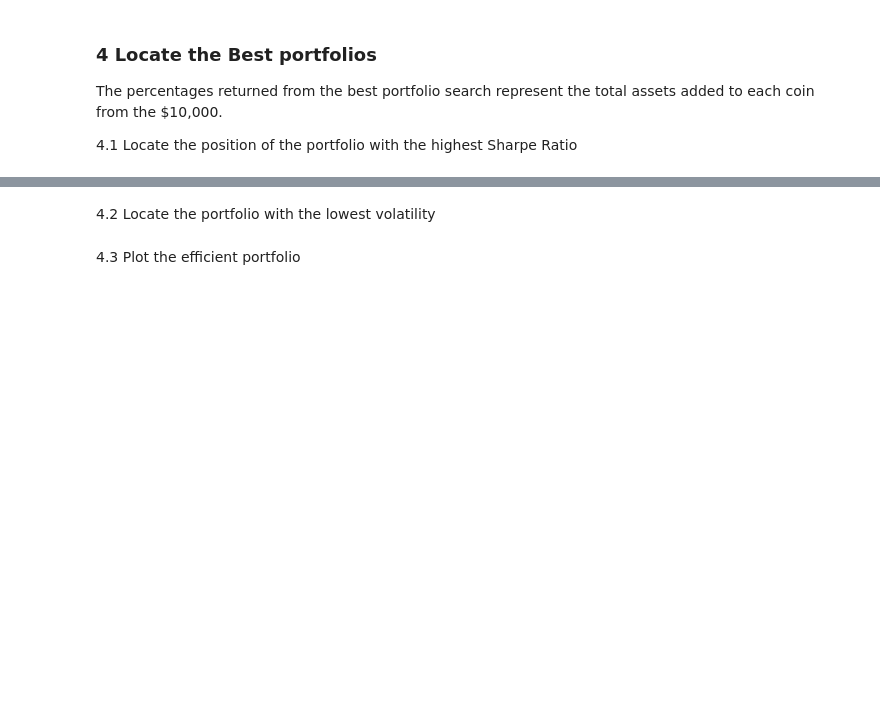
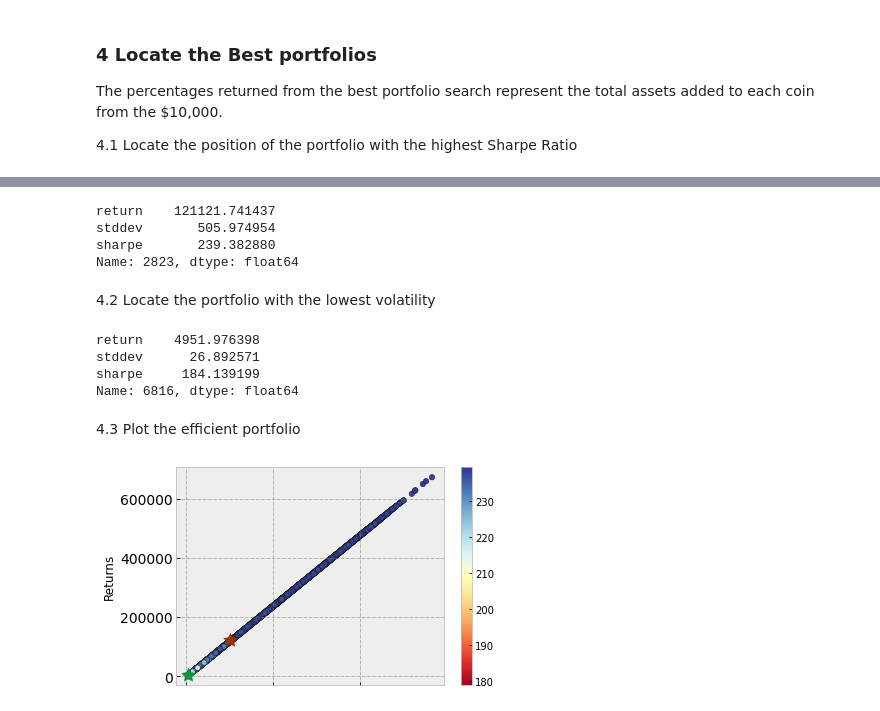
Before and after one commit to yzjake/DSAN5700_blockchain_technologies_HW, a Jupyter notebook: hw2/hw-2.ipynb, the cells around one changed output, grey strips where cells are left out. Saved outputs shown, nothing was run; the diff lists cells and outputs as text; code cells hidden in the pictures; blank space fills up the shorter version.

```diff
--- a/hw2/ANLY5700-HW2(3).ipynb
+++ b/hw2/hw-2.ipynb
@@ -254,3 +263,6 @@ print(results)
 The percentages returned from the best portfolio search represent the total assets added to each coin from the $10,000.
 
 4.1        Locate the position of the portfolio with the highest Sharpe Ratio
+# %%
+results_df = pd.DataFrame(results.T, columns=['return','stddev','sharpe'])
+results_df.head(15)
@@ -257,4 +286,35 @@ The percentages returned from the best portfolio search represent the total asse
+# %%
+max_sharpe_ratio = results_df.iloc[results_df['sharpe'].idxmax()]
+max_sharpe_ratio
+# %% [output]
+return    121121.741437
+stddev       505.974954
+sharpe       239.382880
+Name: 2823, dtype: float64
 # %% [markdown]
 4.2        Locate the portfolio with the lowest volatility
+# %%
+min_vol_port = results_df.iloc[results_df['stddev'].idxmin()]
+min_vol_port
+# %% [output]
+return    4951.976398
+stddev      26.892571
+sharpe     184.139199
+Name: 6816, dtype: float64
 # %% [markdown]
 4.3        Plot the efficient portfolio
+# %%
+ax = results_df.plot(kind='scatter',x='stddev',y='return', s=30,
+                     c=results_df.sharpe, cmap='RdYlBu', edgecolors='.1')
+ax.grid(False, color='#777777', linestyle='-.', linewidth=0.5)
+ax.set_xlabel('Volatility')
+ax.set_ylabel('Returns')
+ax.tick_params(labelsize=14)
+
+# red star for highest Sharpe Ratio
+ax.scatter(max_sharpe_ratio[1],max_sharpe_ratio[0], marker=(5,1,0),color='#993300',s=200)
+# green star for lowest variance
+ax.scatter(min_vol_port[1],min_vol_port[0],marker=(5,1,0),color='#009933',s=200)
+plt.show()
+# %% [output]
+[figure, added]
```
Also changed, not shown: parts of 4 cells of this notebook.
